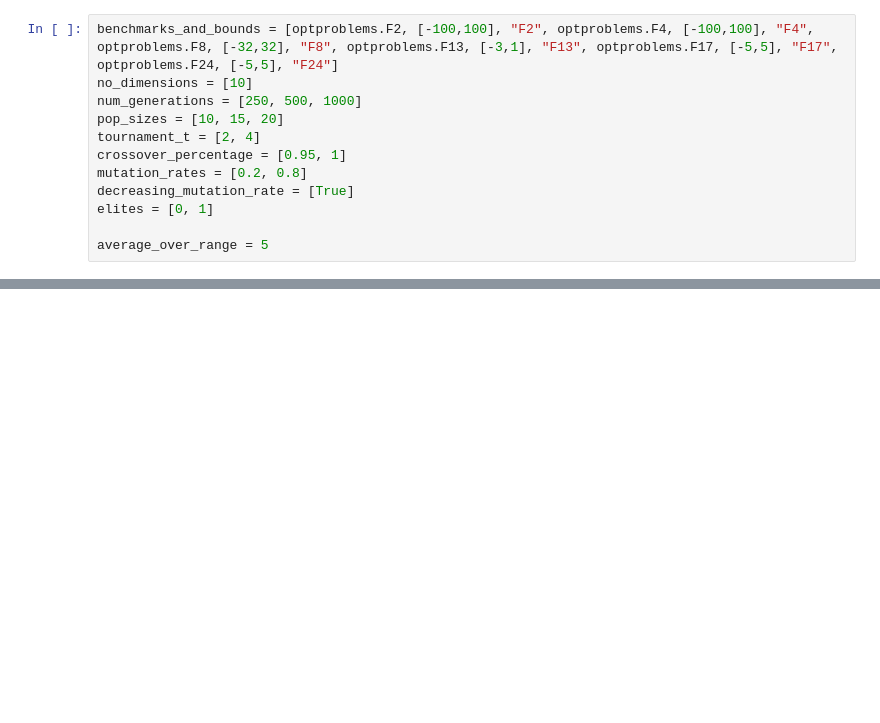
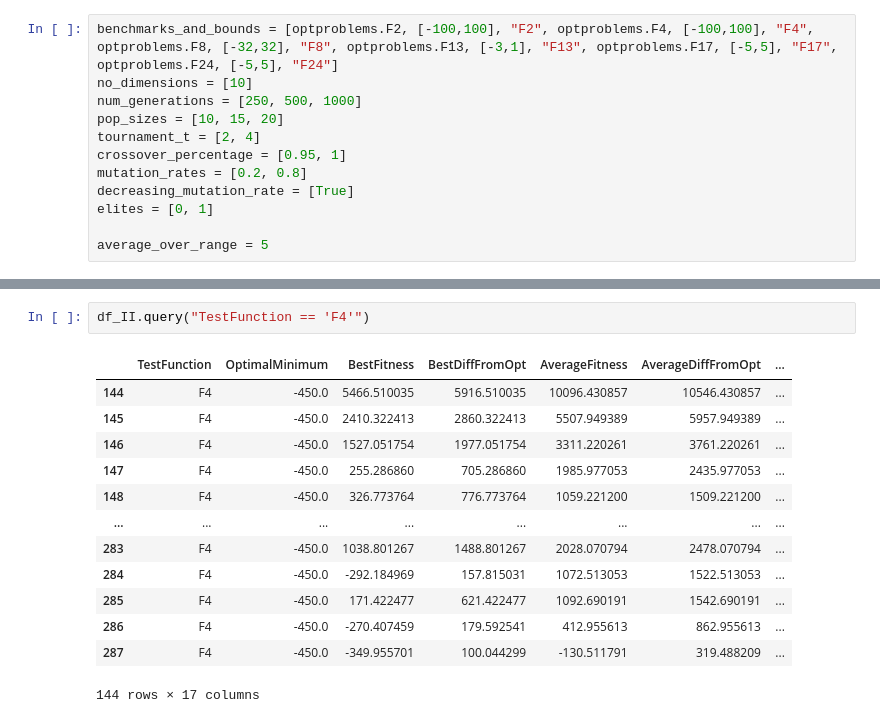
Before and after one commit to csupika/F21BC-CW2-GA-PSO, a Jupyter notebook: GA_notebook.ipynb, the cells around one changed output, grey strips where cells are left out. Cells and saved outputs as stored; diff of their text form; blank space fills up the shorter version.

```diff
--- a/GA_notebook.ipynb
+++ b/GA_notebook.ipynb
@@ -349,0 +426,16 @@ else:
+# %%
+df_II.query("TestFunction == 'F4'")
+# %% [output]
+|  | TestFunction | OptimalMinimum | BestFitness | BestDiffFromOpt | AverageFitness | AverageDiffFromOpt | ... |
+| 144 | F4 | -450.0 | 5466.510035 | 5916.510035 | 10096.430857 | 10546.430857 | ... |
+| 145 | F4 | -450.0 | 2410.322413 | 2860.322413 | 5507.949389 | 5957.949389 | ... |
+| 146 | F4 | -450.0 | 1527.051754 | 1977.051754 | 3311.220261 | 3761.220261 | ... |
+| 147 | F4 | -450.0 | 255.286860 | 705.286860 | 1985.977053 | 2435.977053 | ... |
+| 148 | F4 | -450.0 | 326.773764 | 776.773764 | 1059.221200 | 1509.221200 | ... |
+| ... | ... | ... | ... | ... | ... | ... | ... |
+| 283 | F4 | -450.0 | 1038.801267 | 1488.801267 | 2028.070794 | 2478.070794 | ... |
+| 284 | F4 | -450.0 | -292.184969 | 157.815031 | 1072.513053 | 1522.513053 | ... |
+| 285 | F4 | -450.0 | 171.422477 | 621.422477 | 1092.690191 | 1542.690191 | ... |
+| 286 | F4 | -450.0 | -270.407459 | 179.592541 | 412.955613 | 862.955613 | ... |
+| 287 | F4 | -450.0 | -349.955701 | 100.044299 | -130.511791 | 319.488209 | ... |
+144 rows × 17 columns
```
Also changed, not shown: parts of 23 cells of this notebook, 1 other file.
